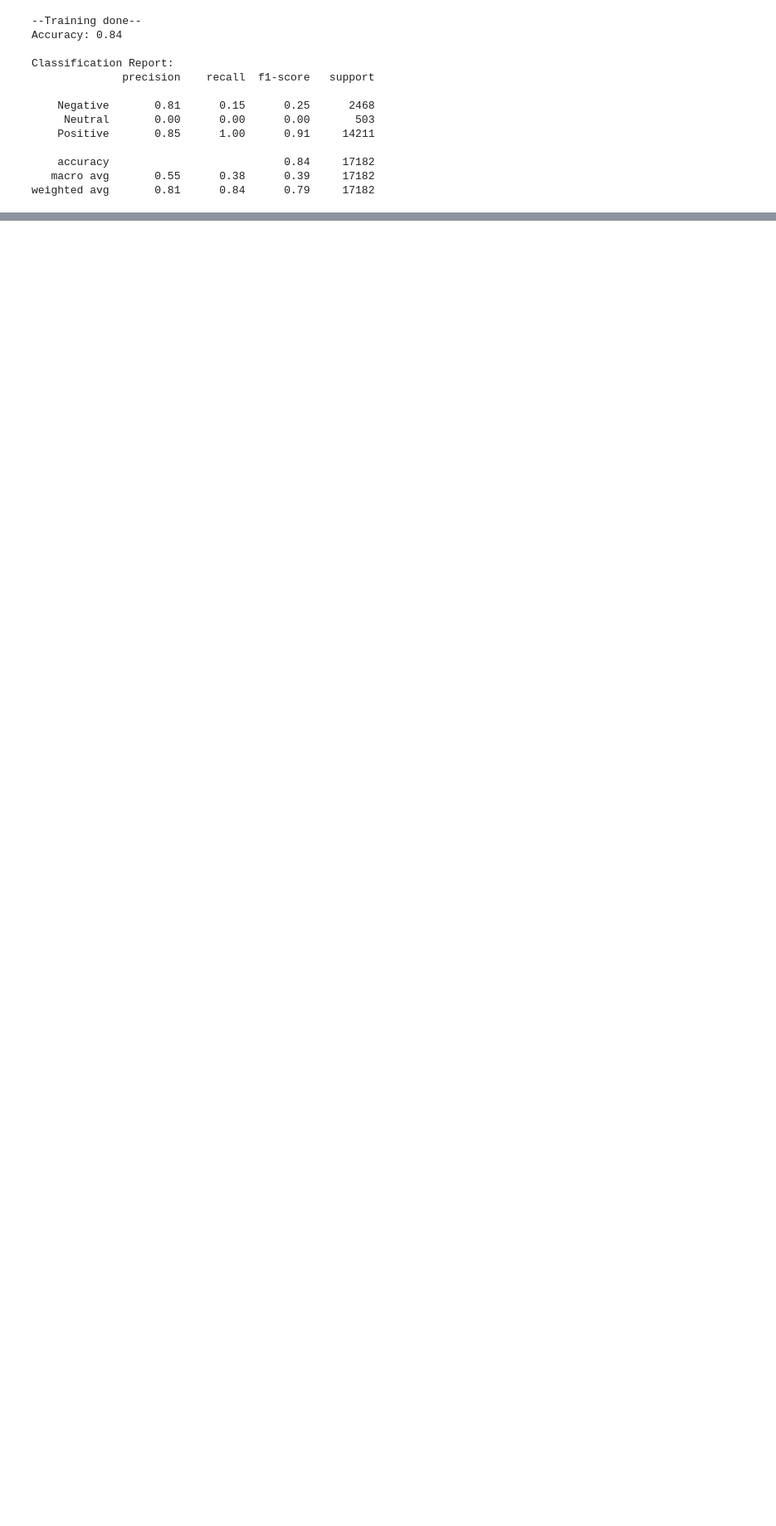
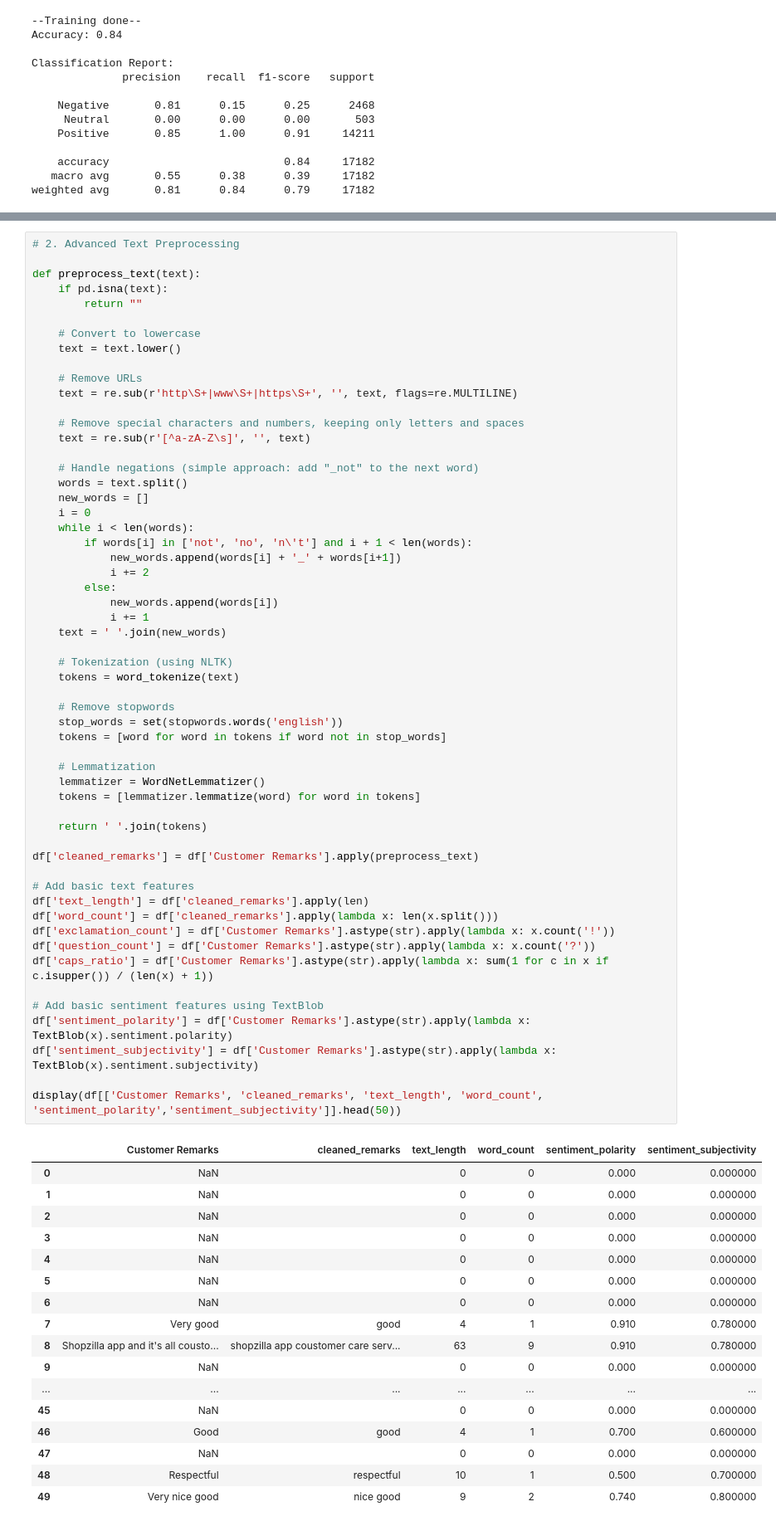
Before and after one commit to Z-ingdotnet/NLP_Tripadvisor_Python, a Jupyter notebook: Sentiment_analysis.ipynb, the cells around one changed output, grey strips where cells are left out. Shown at 83% size. Saved outputs shown, nothing was run; the diff lists cells and outputs as text; blank space fills up the shorter version.

```diff
--- a/Sentiment_analysis.ipynb
+++ b/Sentiment_analysis.ipynb
@@ -206,0 +364,74 @@ weighted avg       0.81      0.84      0.79     17182
+# %%
+# 2. Advanced Text Preprocessing
+
+def preprocess_text(text):
+    if pd.isna(text):
+        return ""
+
+    # Convert to lowercase
+    text = text.lower()
+
+    # Remove URLs
+    text = re.sub(r'http\S+|www\S+|https\S+', '', text, flags=re.MULTILINE)
+
+    # Remove special characters and numbers, keeping only letters and spaces
+    text = re.sub(r'[^a-zA-Z\s]', '', text)
+
+    # Handle negations (simple approach: add "_not" to the next word)
+    words = text.split()
+    new_words = []
+    i = 0
+    while i < len(words):
+        if words[i] in ['not', 'no', 'n\'t'] and i + 1 < len(words):
+            new_words.append(words[i] + '_' + words[i+1])
+            i += 2
+        else:
+            new_words.append(words[i])
+            i += 1
+    text = ' '.join(new_words)
+
+    # Tokenization (using NLTK)
+    tokens = word_tokenize(text)
+
+    # Remove stopwords
+    stop_words = set(stopwords.words('english'))
+    tokens = [word for word in tokens if word not in stop_words]
+
+    # Lemmatization
+    lemmatizer = WordNetLemmatizer()
+    tokens = [lemmatizer.lemmatize(word) for word in tokens]
+
+    return ' '.join(tokens)
+
+df['cleaned_remarks'] = df['Customer Remarks'].apply(preprocess_text)
+
+# Add basic text features
+df['text_length'] = df['cleaned_remarks'].apply(len)
+df['word_count'] = df['cleaned_remarks'].apply(lambda x: len(x.split()))
+df['exclamation_count'] = df['Customer Remarks'].astype(str).apply(lambda x: x.count('!'))
+df['question_count'] = df['Customer Remarks'].astype(str).apply(lambda x: x.count('?'))
+df['caps_ratio'] = df['Customer Remarks'].astype(str).apply(lambda x: sum(1 for c in x if c.isupper()) / (len(x) + 1))
+
+# Add basic sentiment features using TextBlob
+df['sentiment_polarity'] = df['Customer Remarks'].astype(str).apply(lambda x: TextBlob(x).sentiment.polarity)
+df['sentiment_subjectivity'] = df['Customer Remarks'].astype(str).apply(lambda x: TextBlob(x).sentiment.subjectivity)
+
+display(df[['Customer Remarks', 'cleaned_remarks', 'text_length', 'word_count', 'sentiment_polarity','sentiment_subjectivity']].head(50))
+# %% [output]
+|  | Customer Remarks | cleaned_remarks | text_length | word_count | sentiment_polarity | sentiment_subjectivity |
+| 0 | NaN |  | 0 | 0 | 0.000 | 0.000000 |
+| 1 | NaN |  | 0 | 0 | 0.000 | 0.000000 |
+| 2 | NaN |  | 0 | 0 | 0.000 | 0.000000 |
+| 3 | NaN |  | 0 | 0 | 0.000 | 0.000000 |
+| 4 | NaN |  | 0 | 0 | 0.000 | 0.000000 |
+| 5 | NaN |  | 0 | 0 | 0.000 | 0.000000 |
+| 6 | NaN |  | 0 | 0 | 0.000 | 0.000000 |
+| 7 | Very good | good | 4 | 1 | 0.910 | 0.780000 |
+| 8 | Shopzilla app and it's all cousto... | shopzilla app coustomer care serv... | 63 | 9 | 0.910 | 0.780000 |
+| 9 | NaN |  | 0 | 0 | 0.000 | 0.000000 |
+| ... | ... | ... | ... | ... | ... | ... |
+| 45 | NaN |  | 0 | 0 | 0.000 | 0.000000 |
+| 46 | Good | good | 4 | 1 | 0.700 | 0.600000 |
+| 47 | NaN |  | 0 | 0 | 0.000 | 0.000000 |
+| 48 | Respectful | respectful | 10 | 1 | 0.500 | 0.700000 |
+| 49 | Very nice good | nice good | 9 | 2 | 0.740 | 0.800000 |
```
Also changed, not shown: parts of 7 cells of this notebook.
